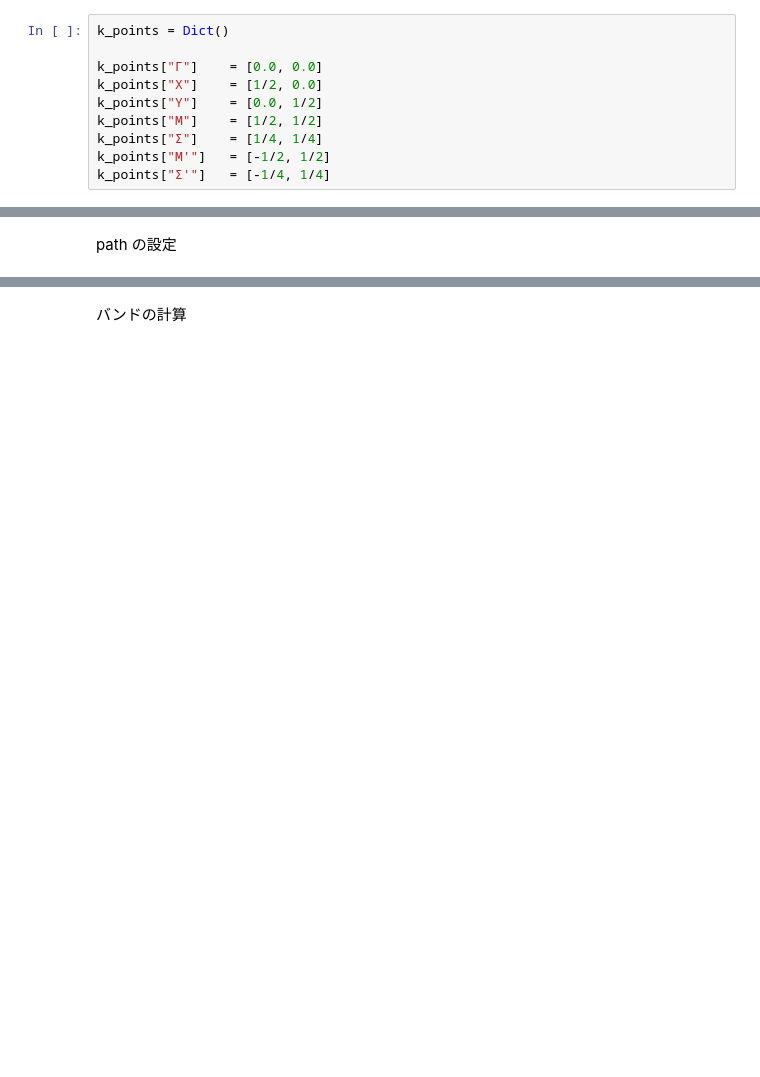
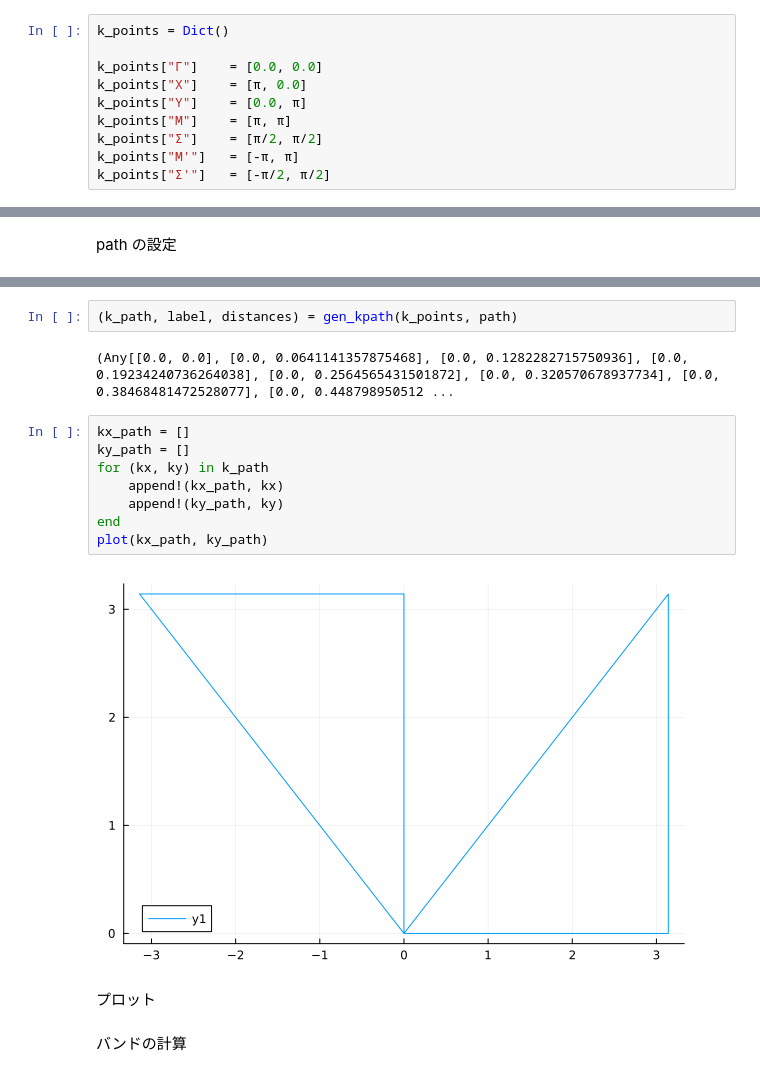
Before and after one commit to xiang-gong3944/----, a Jupyter notebook: 2024_09_25_AlterMagnet1/kappaET2_band.ipynb, the cells around one changed output, grey strips where cells are left out. Drawn from its saved outputs; the diff is of its cells as text; blank space fills up the shorter version.

```diff
--- a/2024_09_25_AlterMagnet1/kappaET2_band.ipynb
+++ b/2024_09_25_AlterMagnet1/kappaET2_band.ipynb
@@ -223,9 +225,9 @@ $$
 k_points = Dict()
 
 k_points["Γ"]    = [0.0, 0.0]
-k_points["X"]    = [1/2, 0.0]
-k_points["Y"]    = [0.0, 1/2]
-k_points["M"]    = [1/2, 1/2]
-k_points["Σ"]    = [1/4, 1/4]
-k_points["M'"]   = [-1/2, 1/2]
-k_points["Σ'"]   = [-1/4, 1/4]
+k_points["X"]    = [π, 0.0]
+k_points["Y"]    = [0.0, π]
+k_points["M"]    = [π, π]
+k_points["Σ"]    = [π/2, π/2]
+k_points["M'"]   = [-π, π]
+k_points["Σ'"]   = [-π/2, π/2]
@@ -236,3 +252,19 @@ path = [("Γ", "Y"), ("Y", "M'"), ("M'", "Σ'"), ("Σ'","Γ"), ("Γ", "Σ"), ("
+# %%
+(k_path, label, distances) = gen_kpath(k_points, path)
+# %% [output]
+(Any[[0.0, 0.0], [0.0, 0.0641141357875468], [0.0, 0.1282282715750936], [0.0, 0.19234240736264038], [0.0, 0.2564565431501872], [0.0, 0.320570678937734], [0.0, 0.38468481472528077], [0.0, 0.448798950512 ...
+# %%
+kx_path = []
+ky_path = []
+for (kx, ky) in k_path
+    append!(kx_path, kx)
+    append!(ky_path, ky)
+end
+plot(kx_path, ky_path)
+# %% [output]
+[figure, added]
+# %% [markdown]
+プロット
 # %% [markdown]
 バンドの計算
 # %%
```
Also changed, not shown: parts of 10 cells of this notebook.
